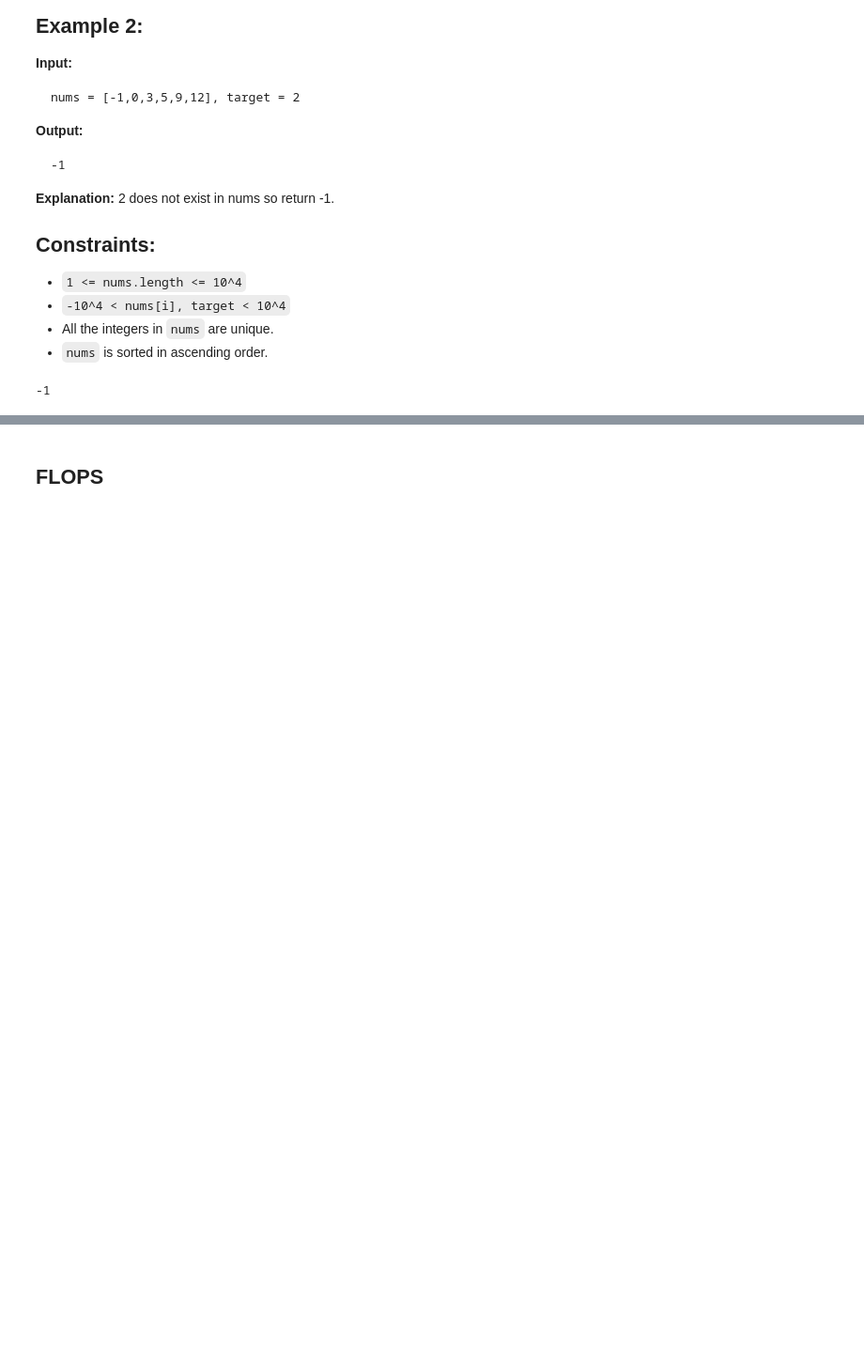
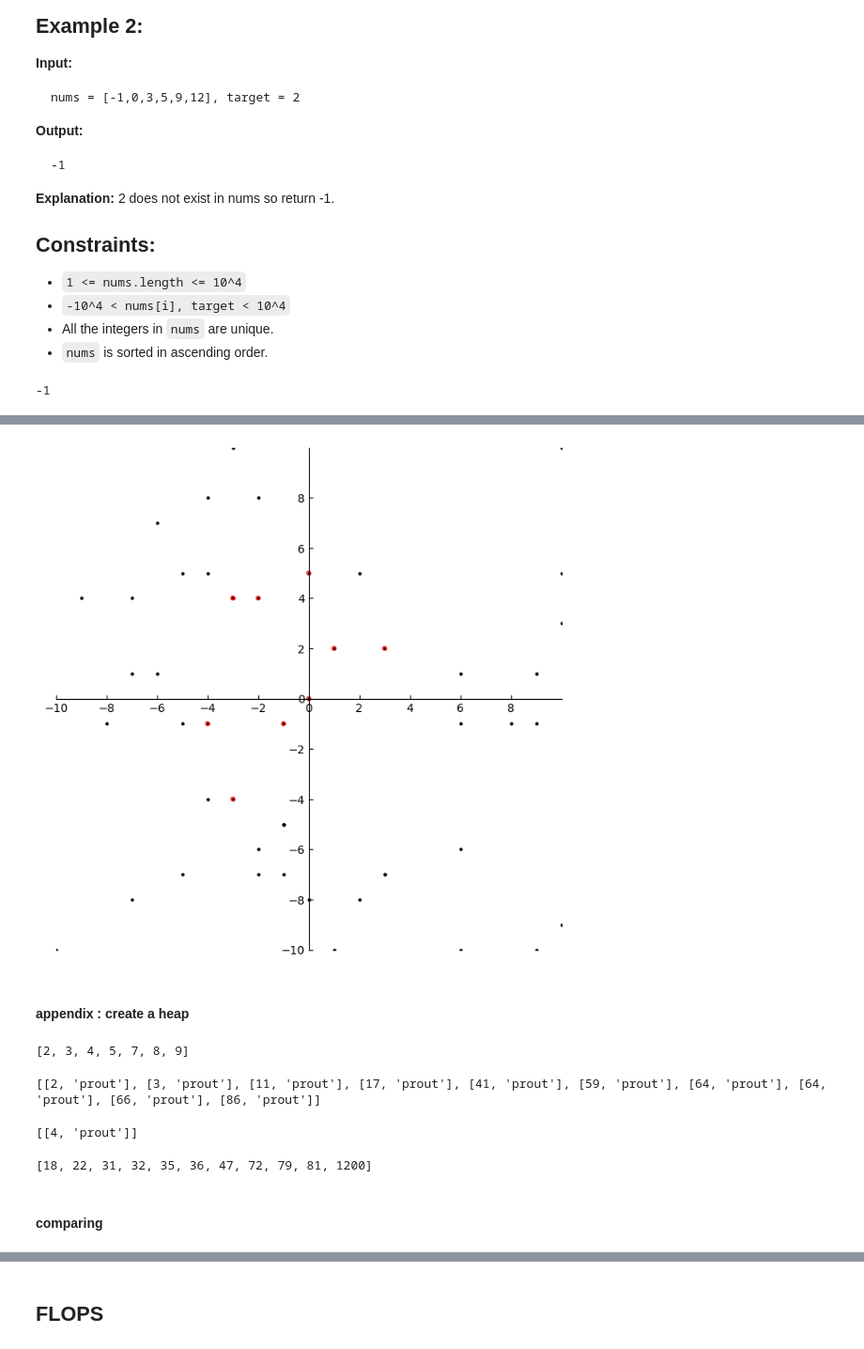
Before and after one commit to jbgaya/algorithms, a Jupyter notebook: sandbox.ipynb, the cells around one changed output, grey strips where cells are left out. Shown at 94% size. Saved outputs shown, nothing was run; the diff lists cells and outputs as text; code cells hidden in the pictures; blank space fills up the shorter version.

```diff
--- a/sandbox.ipynb
+++ b/sandbox.ipynb
@@ -481,0 +550,39 @@ ok
+# %%
+import typing as tp
+import random
+
+def k_closest(points: tp.List[tp.List[int]],k: int) -> tp.List[tp.List[int]]:
+    return sorted(points,key= lambda x: x[0]**2+x[1]**2, reverse = False)[:k]
+
+
+points = [[random.randint(-10,10),random.randint(-10,10)] for _ in range(50)]
+k = 10
+
+
+k_points = k_closest(points,k)
+
+import matplotlib.pyplot as plt
+plt.figure(figsize=(8, 8))
+x = [point[0] for point in points]
+y = [point[1] for point in points]
+plt.scatter(x, y, color='black', s=4)
+k_x = [point[0] for point in k_points]
+k_y = [point[1] for point in k_points]
+plt.scatter(k_x, k_y, color='red', facecolors='none', edgecolors='red', s=10)
+plt.xlim(-10, 10)
+plt.ylim(-10, 10)
+plt.axhline(0, color='black',linewidth=0.5)
+plt.axvline(0, color='black',linewidth=0.5)
+ax = plt.gca()
+ax.spines['left'].set_position('zero')
+ax.spines['bottom'].set_position('zero')
+ax.spines['right'].set_color('none')
+ax.spines['top'].set_color('none')
+plt.xticks(range(-10, 10, 2))
+plt.yticks(range(-10, 10, 2))
+plt.tick_params(axis='both', direction='in')
+plt.show()
+# %% [output]
+[figure, added]
+# %% [markdown]
+#### appendix : create a heap
@@ -481,0 +591,13 @@ ok
+# %%
+from heap import binaryTree, Heap
+
+test = binaryTree(5)
+test.left = binaryTree(3)
+test.left.left = binaryTree(2)
+test.left.right = binaryTree(4)
+test.right = binaryTree(8)
+test.right.right = binaryTree(9)
+test.right.left = binaryTree(7)
+print(test)
+# %% [output]
+[2, 3, 4, 5, 7, 8, 9]
@@ -481,0 +612,4 @@ ok
+# %%
+heap
+# %% [output]
+[[2, 'prout'], [3, 'prout'], [11, 'prout'], [17, 'prout'], [41, 'prout'], [59, 'prout'], [64, 'prout'], [64, 'prout'], [66, 'prout'], [86, 'prout']]
@@ -481,0 +619,10 @@ ok
+# %%
+a
+# %% [output]
+[[4, 'prout']]
+# %%
+heap
+# %% [output]
+[18, 22, 31, 32, 35, 36, 47, 72, 79, 81, 1200]
+# %% [markdown]
+#### comparing
```
Also changed, not shown: parts of 10 cells of this notebook, 2 other files.
